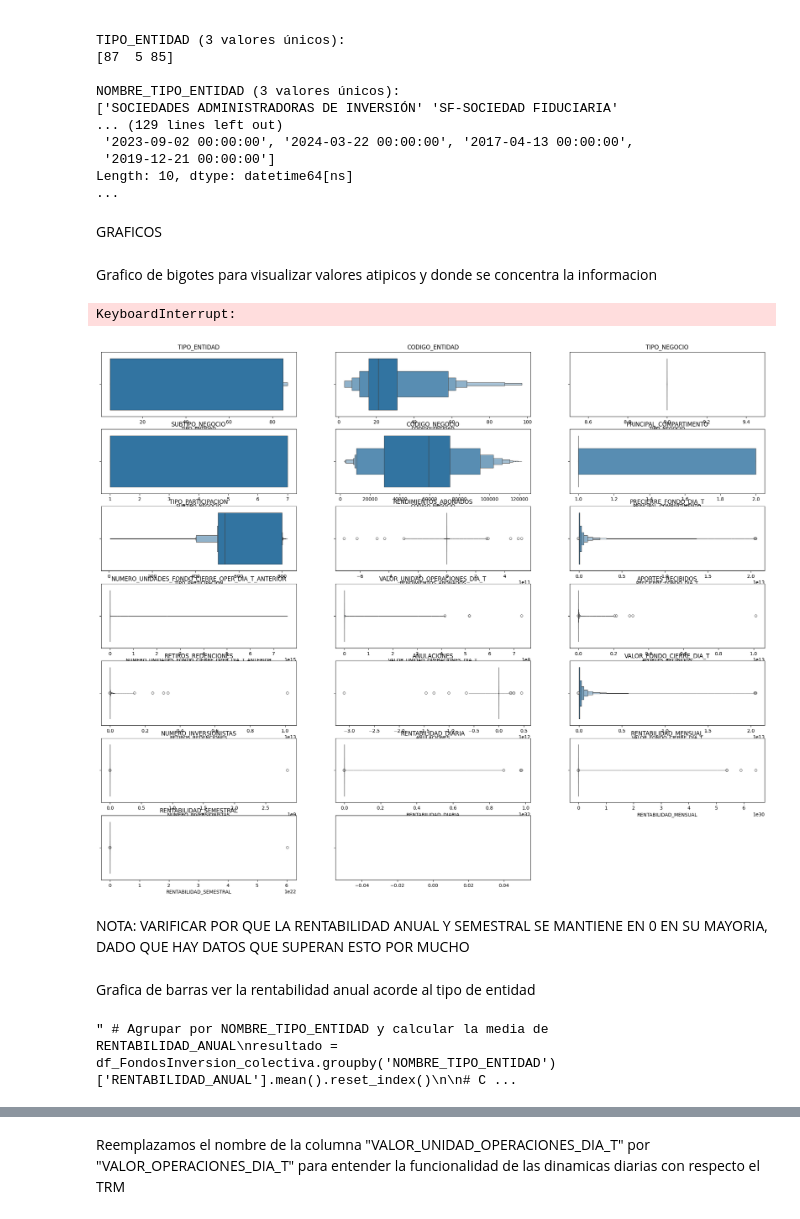
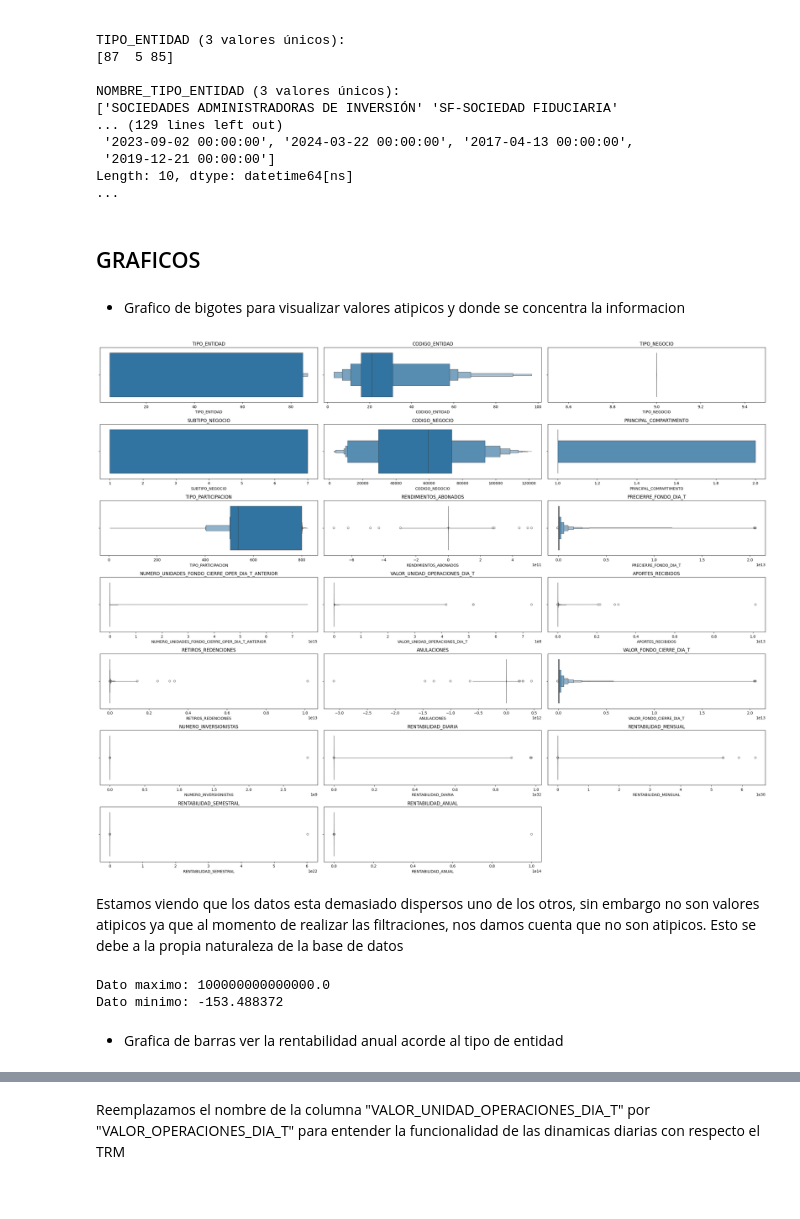
Before and after one commit to MiguelRomero01/MINTIC, a Jupyter notebook: modulo1/Untitled.ipynb, the cells around one changed output, grey strips where cells are left out. Drawn from its saved outputs; the diff is of its cells as text; code cells hidden in the pictures.

```diff
--- a/modulo1/Untitled.ipynb
+++ b/modulo1/Untitled.ipynb
@@ -10,7 +38,7 @@ Creacion del dataframe y la base de datos junto con el formateo necesario para v
 # %%
 #Intentar traer los datos a utilizar en formato csv
 try:
-    pd.set_option('display.float_format', lambda x: '%.1f' % x)
+
     df_FondosInversion_colectiva = pd.read_csv("C:/Users/migue/Music/MINTIC/mintic/modulo1/fuente de datos/Rentabilidades_de_los_Fondos_de_Inversi_n_Colectiva__FIC__20240914.csv")
     print("Se cargo exitosamente la fuente de datos")
 
@@ -293,33 +325,37 @@ NOMBRE_TIPO_ENTIDAD (3 valores únicos):
 Length: 10, dtype: datetime64[ns]
 ...
 # %% [markdown]
-GRAFICOS
+## GRAFICOS
 # %% [markdown]
-Grafico de bigotes para visualizar valores atipicos y donde se concentra la informacion
+- Grafico de bigotes para visualizar valores atipicos y donde se concentra la informacion
 # %%
-import matplotlib.pyplot as plt
 
-numeric_cols = df_FondosInversion_colectiva.select_dtypes(include=['float64', 'int64']).columns
+numeric_cols = df_FondosInversion_colectiva.select_dtypes(include=['Float64', 'int64']).columns
 
 num_plots = len(numeric_cols)
 num_cols = 3
 num_rows = (num_plots + num_cols - 1) // num_cols  # Calcula cuántas filas se necesitan
 
 plt.figure(figsize=(25, 20))
 for i, col in enumerate(numeric_cols, 1):
     plt.subplot(num_rows, num_cols, i)
     sns.boxenplot(data=df_FondosInversion_colectiva, x=col)
     plt.title(col)
 
 plt.tight_layout()
 plt.show()
 # %% [output]
-KeyboardInterrupt:
-[figure, old version]
+[figure, new version]
-# %% [markdown]
-NOTA: VARIFICAR POR QUE LA RENTABILIDAD ANUAL Y SEMESTRAL SE MANTIENE EN 0 EN SU MAYORIA, DADO QUE HAY DATOS QUE SUPERAN ESTO POR MUCHO
+# %% [markdown]
+Estamos viendo que los datos esta demasiado dispersos uno de los otros, sin embargo no son valores atipicos ya que al momento de realizar las filtraciones, nos damos cuenta que no son atipicos. Esto se debe a la propia naturaleza de la base de datos
+# %%
+print(f'Dato maximo: {df_FondosInversion_colectiva['RENTABILIDAD_ANUAL'].max()}')
+print(f'Dato minimo: {df_FondosInversion_colectiva['RENTABILIDAD_ANUAL'].min()}')
+# %% [output]
+Dato maximo: 100000000000000.0
+Dato minimo: -153.488372
 # %% [markdown]
-Grafica de barras ver la rentabilidad anual acorde al tipo de entidad
+- Grafica de barras ver la rentabilidad anual acorde al tipo de entidad
 # %%
 
 resultado = df_FondosInversion_colectiva.groupby('NOMBRE_TIPO_ENTIDAD')['RENTABILIDAD_ANUAL'].mean().reset_index()
@@ -340,5 +376,3 @@ fig.update_traces(textposition='outside')  # Colocar las etiquetas fuera de las
 
 # Mostrar gráfico
 fig.show()
-# %% [output]
-" # Agrupar por NOMBRE_TIPO_ENTIDAD y calcular la media de RENTABILIDAD_ANUAL\nresultado = df_FondosInversion_colectiva.groupby('NOMBRE_TIPO_ENTIDAD')['RENTABILIDAD_ANUAL'].mean().reset_index()\n\n# C ...
```
Also changed, not shown: parts of 25 cells of this notebook, 3 other files.
